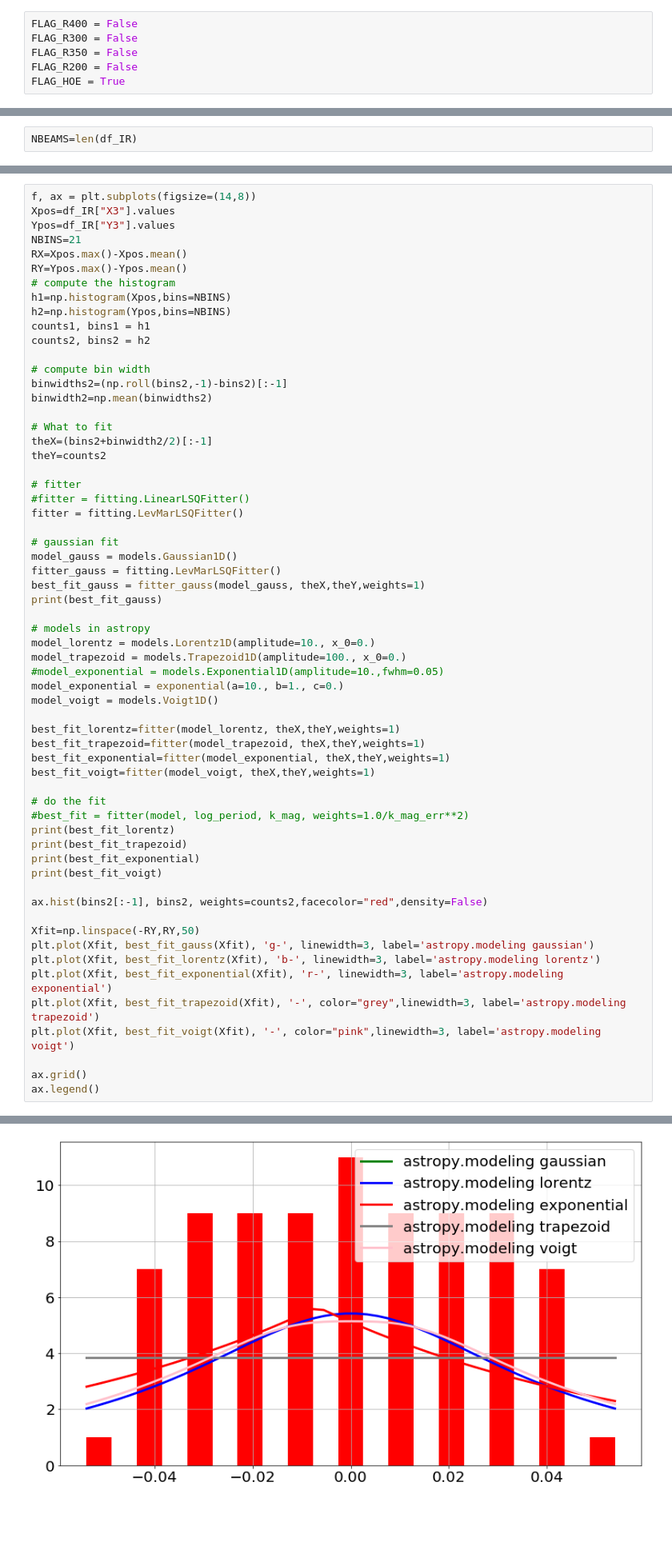
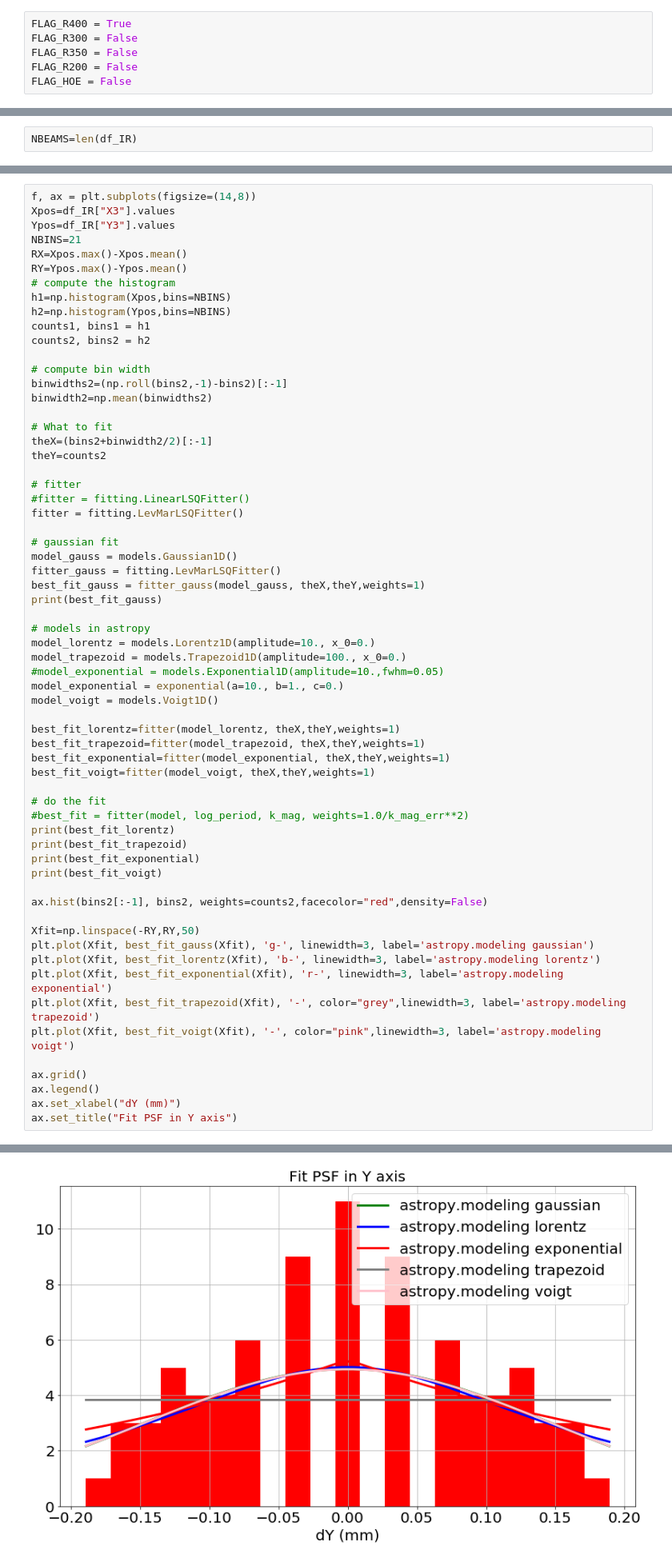
Before and after one commit to sylvielsstfr/OpticSimWthB4, a Jupyter notebook: DrawPSF/notebooks/DrawPSF_v3.ipynb, the cells around one changed output, grey strips where cells are left out. Shown at 80% size. Cells and saved outputs as stored; diff of their text form; blank space fills up the shorter version.

```diff
--- a/DrawPSF/notebooks/DrawPSF_v3.ipynb
+++ b/DrawPSF/notebooks/DrawPSF_v3.ipynb
@@ -267,11 +267,11 @@ df_R350
 # %% [markdown]
 # Choose disperser
 # %%
-FLAG_R400 = False
+FLAG_R400 = True
 FLAG_R300 = False
 FLAG_R350 = False
 FLAG_R200 = False
-FLAG_HOE = True
+FLAG_HOE = False
 # %%
 Beam4_Rayfile
 # %% [output]
@@ -531,6 +531,8 @@ plt.plot(Xfit, best_fit_voigt(Xfit), '-', color="pink",linewidth=3, label='astro
 
 ax.grid()
 ax.legend()
+ax.set_xlabel("dY (mm)")
+ax.set_title("Fit PSF in Y axis")
 # %% [output]
 Model: Gaussian1D
 Inputs: ('x',)
@@ -553,4 +556,4 @@ Parameters:
-[figure, old version]
+[figure, new version]
 # %% [markdown]
 # decoding by wavelength
 # %%
```
Also changed, not shown: parts of 20 cells of this notebook, 2 other files.
